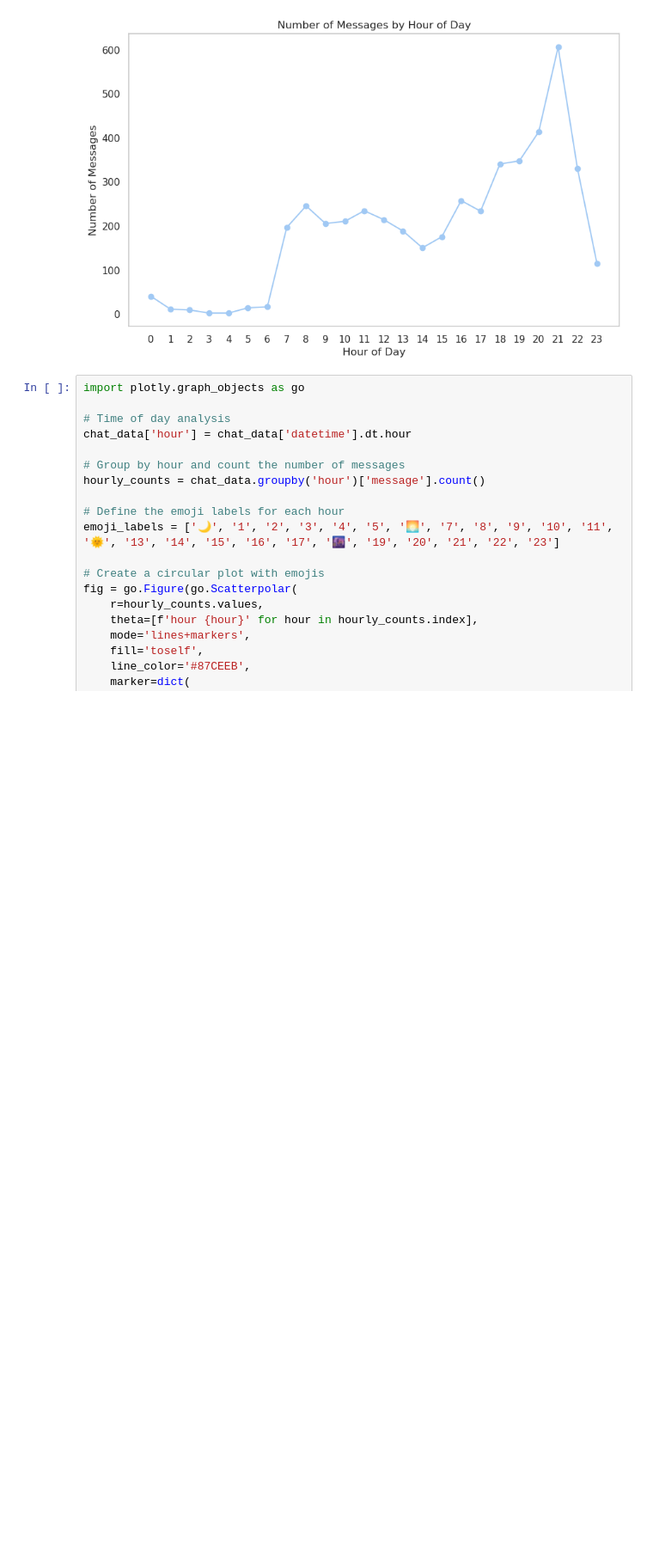
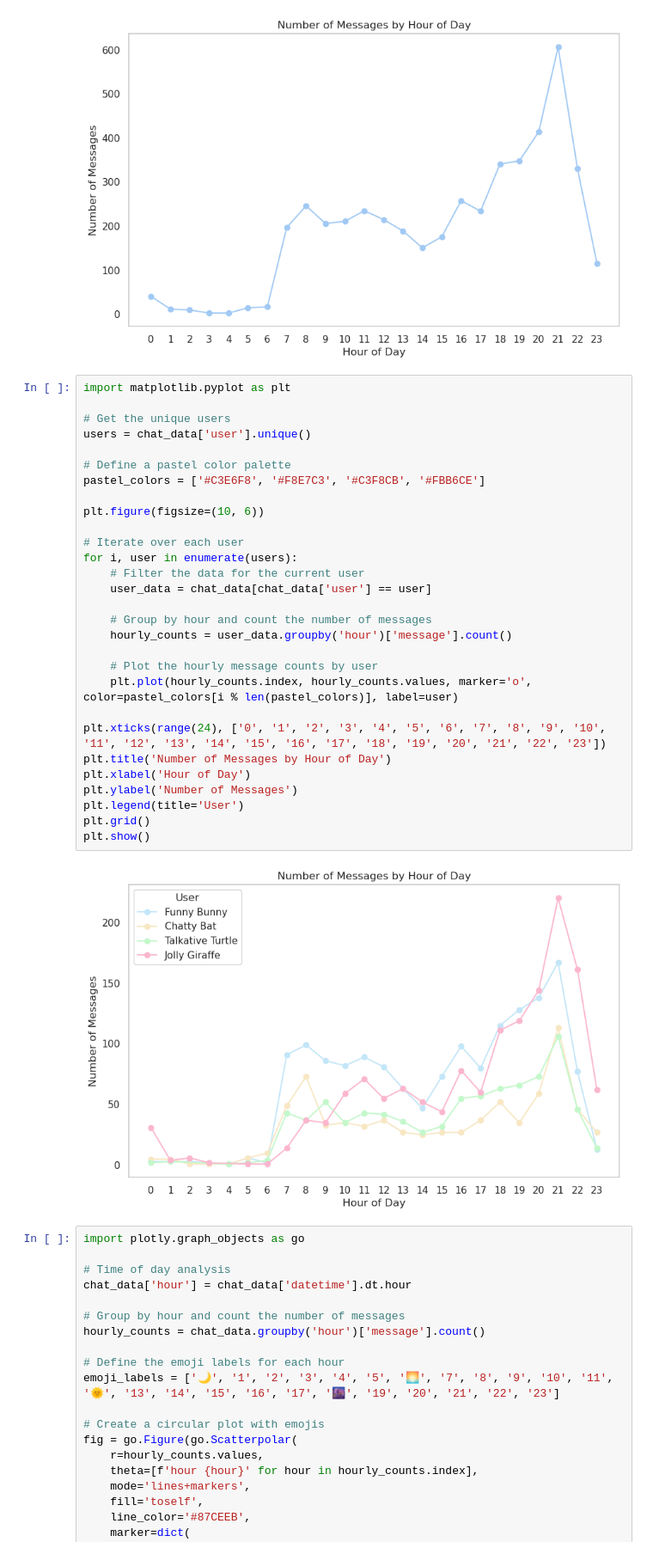
Before and after one commit to JamesCameronMathews/ChatAnalysis, a Jupyter notebook: Analysis.ipynb, the cells around one changed output. Shown at 86% size. Cells and saved outputs as stored; diff of their text form; blank space fills up the shorter version.

```diff
--- a/Analysis.ipynb
+++ b/Analysis.ipynb
@@ -199,6 +281,37 @@ plt.grid()
 plt.show()
 # %% [output]
 [figure]
+# %%
+import matplotlib.pyplot as plt
+
+# Get the unique users
+users = chat_data['user'].unique()
+
+# Define a pastel color palette
+pastel_colors = ['#C3E6F8', '#F8E7C3', '#C3F8CB', '#FBB6CE']
+
+plt.figure(figsize=(10, 6))
+
+# Iterate over each user
+for i, user in enumerate(users):
+    # Filter the data for the current user
+    user_data = chat_data[chat_data['user'] == user]
+
+    # Group by hour and count the number of messages
+    hourly_counts = user_data.groupby('hour')['message'].count()
+
+    # Plot the hourly message counts by user
+    plt.plot(hourly_counts.index, hourly_counts.values, marker='o', color=pastel_colors[i % len(pastel_colors)], label=user)
+
+plt.xticks(range(24), ['0', '1', '2', '3', '4', '5', '6', '7', '8', '9', '10', '11', '12', '13', '14', '15', '16', '17', '18', '19', '20', '21', '22', '23'])
+plt.title('Number of Messages by Hour of Day')
+plt.xlabel('Hour of Day')
+plt.ylabel('Number of Messages')
+plt.legend(title='User')
+plt.grid()
+plt.show()
+# %% [output]
+[figure, added]
 # %%
 import plotly.graph_objects as go
 
```
Also changed, not shown: parts of 12 cells of this notebook.
